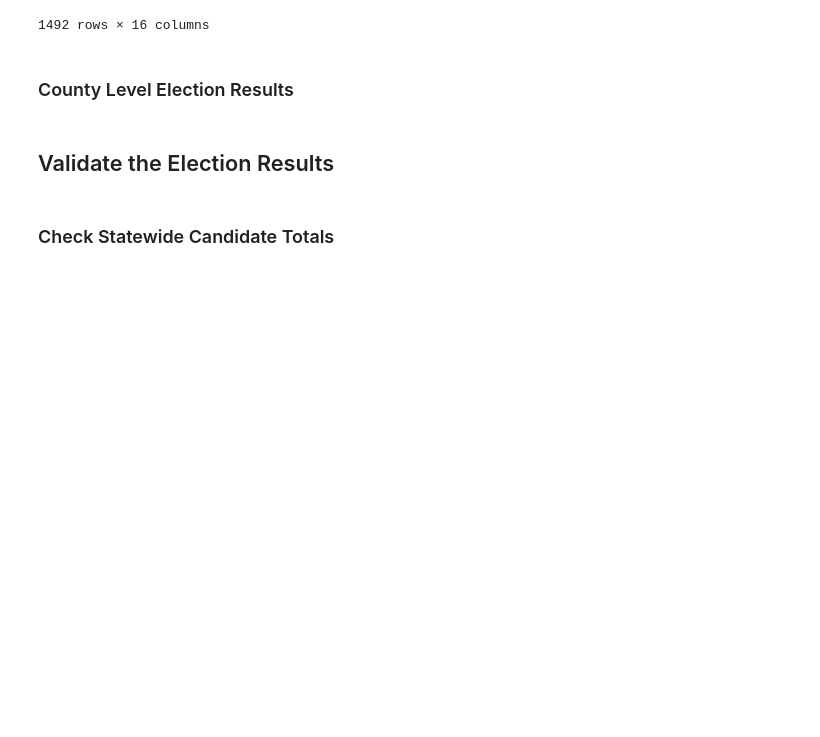
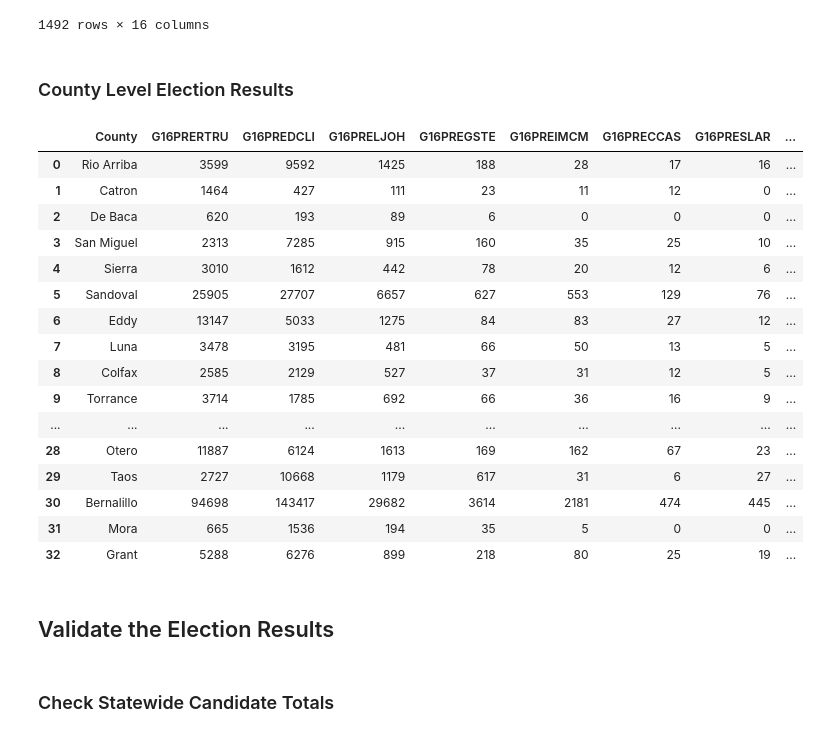
Before and after one commit to nonpartisan-redistricting-datahub/pdv-nm, a Jupyter notebook: vest-nm-2016/vest-nm-2016-validation.ipynb, the cells around one changed output. Cells and saved outputs as stored; diff of their text form; code cells hidden in the pictures; blank space fills up the shorter version.

```diff
--- a/vest-nm-2016/vest-nm-2016-validation.ipynb
+++ b/vest-nm-2016/vest-nm-2016-validation.ipynb
@@ -227,38 +247,54 @@ nm_16
 # %%
 # Rename the columns to match VEST
 nm_16_county = nm_16_county.rename(columns = {'GARY JOHNSON AND BILL WELD':'G16PRELJOH',
        'DARRELL CASTLE AND SCOTT BRADLEY':'G16PRECCAS',
        'DONALD J TRUMP AND MICHAEL R PENCE':'G16PRERTRU',
        'HILLARY RODHAM CLINTON AND TIMOTHY MICHAEL KAINE':'G16PREDCLI',
        'JILL STEIN AND AJAMU BARAKA':'G16PREGSTE', 'GLORIA LA RIVA AND DENNIS BANKS':'G16PRESLAR',
        'EVAN MCMULLIN AND NATHAN JOHNSON':'G16PREIMCM',
        '"ROCKY" ROQUE DE LA FUENTE AND MICHAEL STEINBERG':'G16PREAROC', 'STEPHEN G FRENCH':'G16SACRFRE',
        'JULIE J VARGAS':'G16SACDVAR', 'NORA ESPINOZA':'G16SOSRESP', 'MAGGIE TOULOUSE OLIVER':'G16SOSDOLI',
        'JUDITH K NAKAMURA':'G16SSCRNAK', 'MICHAEL E VIGIL':'G16SSCDVIG'})
 
 # Reorder the columns to match VEST
 nm_16_county = nm_16_county[['County','G16PRERTRU','G16PREDCLI','G16PRELJOH','G16PREGSTE','G16PREIMCM',
                'G16PRECCAS','G16PRESLAR','G16PREAROC','G16SOSRESP','G16SOSDOLI','G16SSCRNAK','G16SSCDVIG',
                'G16SACRFRE','G16SACDVAR']]
 
 # Remove duplicate columns
 nm_16_county = nm_16_county.loc[:,~nm_16_county.columns.duplicated()]
 
-# Remove the rows with Total votes
-nm_16_county = nm_16_county[nm_16_county["County"]!="TOTALS"]
-
-# Fill n/a values and * values with 2 (average of the numbers between 0 and 4)
-nm_16_county = nm_16_county.fillna(0)
-nm_16_county = nm_16_county.replace(to_replace="*", value = 2)
+# Fill n/a values and * values with 0
+nm_16_county = nm_16_county.replace(to_replace="*", value = 0)
 
 # Display results in alphabetical order of the counties
 nm_16_county = nm_16_county.sort_values(by = ['County'], ascending = True)
 
 # Change strings to integers (County and Precinct columns remain unchanged)
 nm_16_county = nm_16_county.apply(pd.to_numeric, errors='ignore')
 
 # Deal with the index
 nm_16_county.reset_index(drop=True,inplace=True)
+
+nm_16_county
+# %% [output]
+|  | County | G16PRERTRU | G16PREDCLI | G16PRELJOH | G16PREGSTE | G16PREIMCM | G16PRECCAS | G16PRESLAR | ... |
+| 0 | Rio Arriba | 3599 | 9592 | 1425 | 188 | 28 | 17 | 16 | ... |
+| 1 | Catron | 1464 | 427 | 111 | 23 | 11 | 12 | 0 | ... |
+| 2 | De Baca | 620 | 193 | 89 | 6 | 0 | 0 | 0 | ... |
+| 3 | San Miguel | 2313 | 7285 | 915 | 160 | 35 | 25 | 10 | ... |
+| 4 | Sierra | 3010 | 1612 | 442 | 78 | 20 | 12 | 6 | ... |
+| 5 | Sandoval | 25905 | 27707 | 6657 | 627 | 553 | 129 | 76 | ... |
+| 6 | Eddy | 13147 | 5033 | 1275 | 84 | 83 | 27 | 12 | ... |
+| 7 | Luna | 3478 | 3195 | 481 | 66 | 50 | 13 | 5 | ... |
+| 8 | Colfax | 2585 | 2129 | 527 | 37 | 31 | 12 | 5 | ... |
+| 9 | Torrance | 3714 | 1785 | 692 | 66 | 36 | 16 | 9 | ... |
+| ... | ... | ... | ... | ... | ... | ... | ... | ... | ... |
+| 28 | Otero | 11887 | 6124 | 1613 | 169 | 162 | 67 | 23 | ... |
+| 29 | Taos | 2727 | 10668 | 1179 | 617 | 31 | 6 | 27 | ... |
+| 30 | Bernalillo | 94698 | 143417 | 29682 | 3614 | 2181 | 474 | 445 | ... |
+| 31 | Mora | 665 | 1536 | 194 | 35 | 5 | 0 | 0 | ... |
+| 32 | Grant | 5288 | 6276 | 899 | 218 | 80 | 25 | 19 | ... |
 # %% [markdown]
 ## Validate the Election Results
 # %% [markdown]
```
Also changed, not shown: parts of 13 cells of this notebook, 4 other files.
